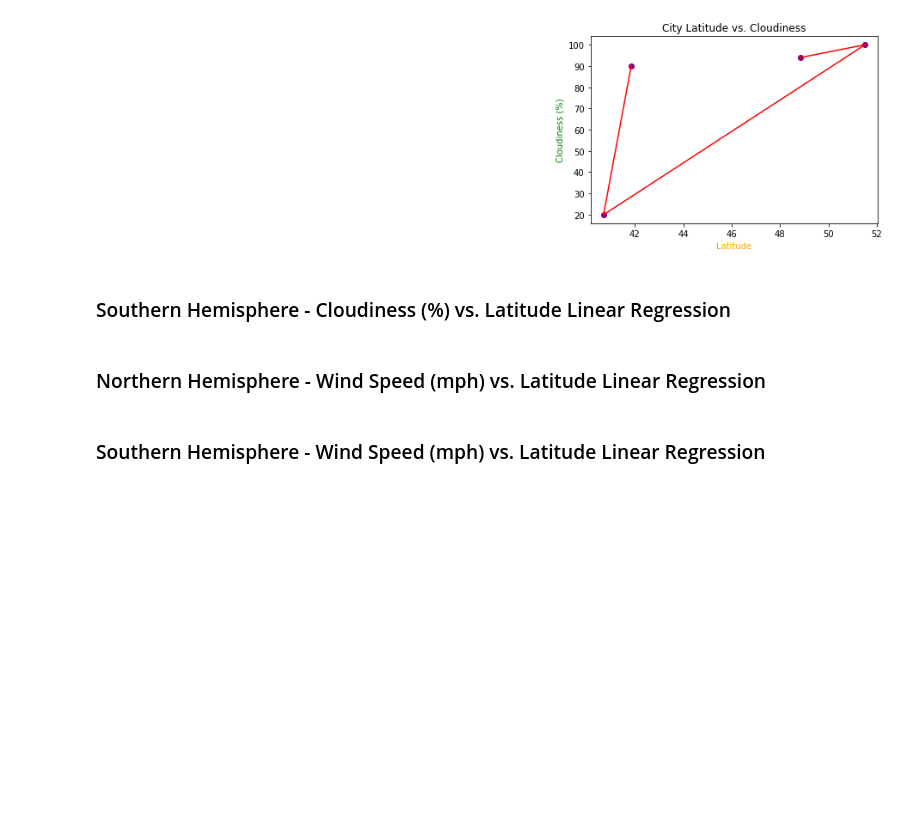
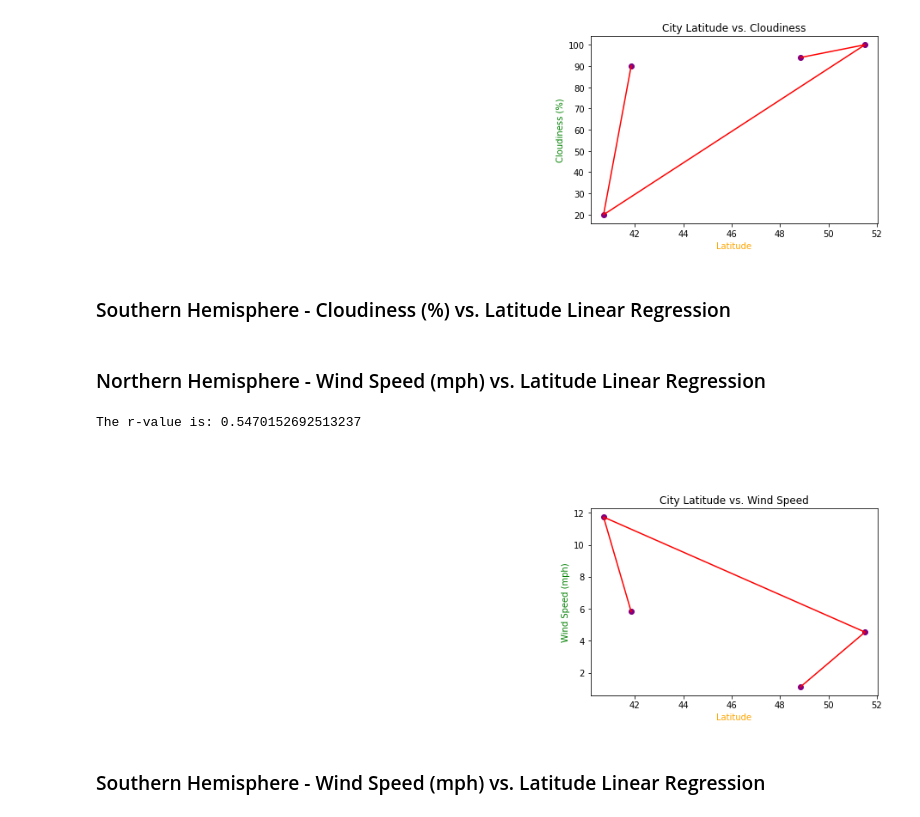
Before and after one commit to WilliamRoll/Python-API-Challenge, a Jupyter notebook: WeatherPy/WeatherPy.ipynb, the cells around one changed output. Saved outputs shown, nothing was run; the diff lists cells and outputs as text; code cells hidden in the pictures; blank space fills up the shorter version.

Commit message:
WeatherPy script; output files setup and correctly displaying plots and pulled dataset

```diff
--- a/WeatherPy/WeatherPy.ipynb
+++ b/WeatherPy/WeatherPy.ipynb
@@ -370,25 +384,29 @@ plt.show()
 # %%
 # Add the linear regression equation and line to plot
 x_values = weather_data['Lat']
 y_values = weather_data['Wind Speed']
 
 (slope, intercept, rvalue, pvalue, stderr) = linregress(x_values, y_values)
 regress_values = x_values * slope + intercept
 
 line_eq = "y = " + str(round(slope,2)) + "x + " + str(round(intercept,2))
 
 # Print r value
 print(f"The r-value is: {rvalue**2}")
 
 #scatter plot
-plt.scatter(weather_data['Lat'], weather_data['Cloudiness'], color = "purple")
-plt.plot(weather_data['Lat'], weather_data['Cloudiness'],"r-")
+plt.scatter(weather_data['Lat'], weather_data['Wind Speed'], color = "purple")
+plt.plot(weather_data['Lat'], weather_data['Wind Speed'],"r-")
 plt.annotate(line_eq,(20,15),fontsize=15,color="red")
 plt.xlabel("Latitude", color = "orange")
-plt.ylabel("Cloudiness (%)", color = "green")
-plt.title("City Latitude vs. Cloudiness")
+plt.ylabel("Wind Speed (mph)", color = "green")
+plt.title("City Latitude vs. Wind Speed")
+plt.savefig('Northern Hemisphere - Wind Speed (mph) vs. Latitude Linear Regression.png')
 
 # Show plot
 plt.show()
+# %% [output]
+The r-value is: 0.5470152692513237
+[figure, added]
 # %% [markdown]
 ###  Southern Hemisphere - Wind Speed (mph) vs. Latitude Linear Regression
```
Also changed, not shown: parts of 13 cells of this notebook, 2 other files.
